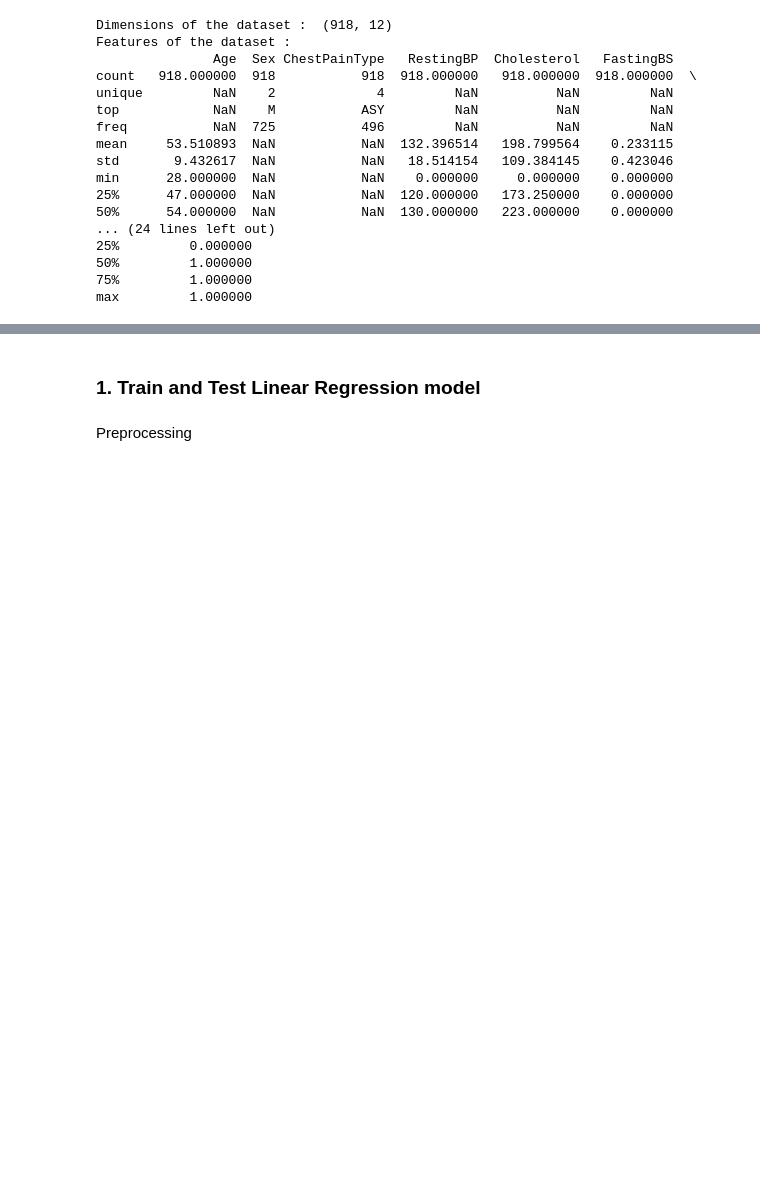
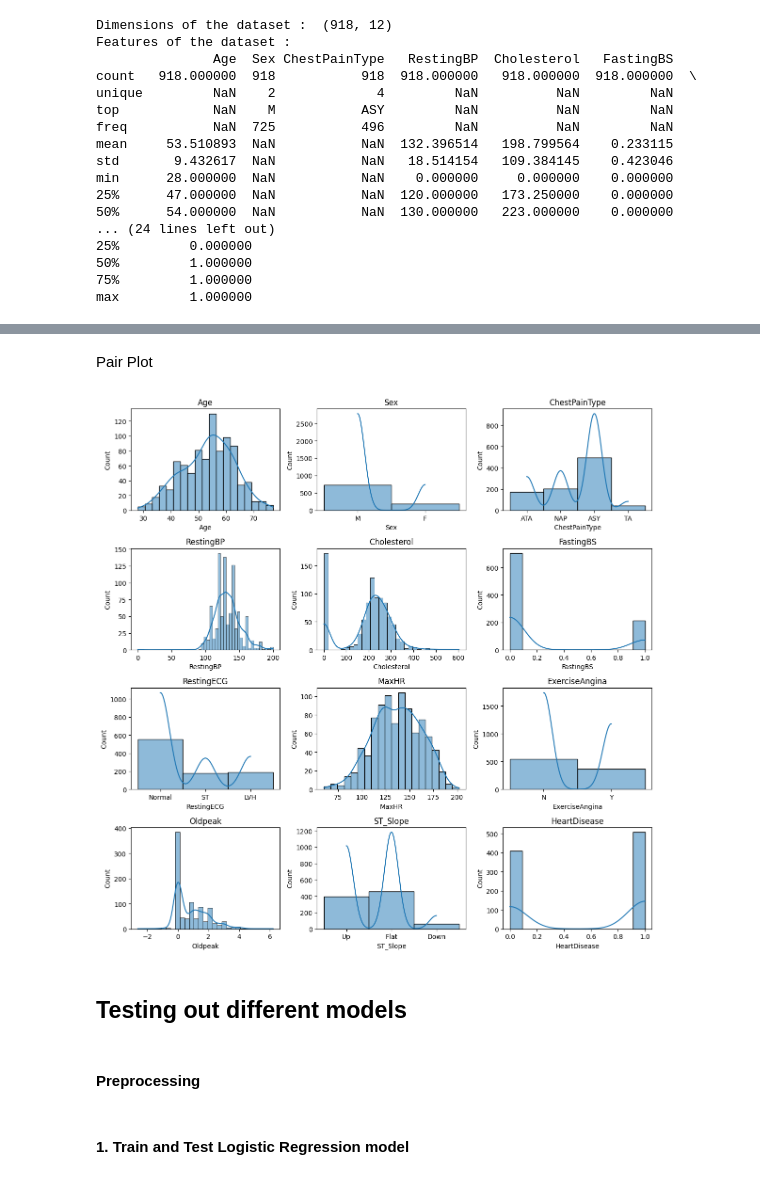
Before and after one commit to soumil101/171_project, a Jupyter notebook: main.ipynb, the cells around one changed output, grey strips where cells are left out. Saved outputs shown, nothing was run; the diff lists cells and outputs as text; code cells hidden in the pictures; blank space fills up the shorter version.

```diff
--- a/main.ipynb
+++ b/main.ipynb
@@ -56,0 +75,19 @@ max         1.000000
+# %% [markdown]
+Pair Plot
+# %%
+fig, axes = plt.subplots(4, 3, figsize=(12, 12))
+axes = axes.flatten()
+
+for i, (col, data) in enumerate(df.items()):
+    sns.histplot(data, kde=True, ax=axes[i])
+    axes[i].set_title(col)
+
+plt.tight_layout()
+
+plt.show()
+# %% [output]
+[figure, added]
+# %% [markdown]
+## Testing out different models
+# %% [markdown]
+#### Preprocessing
@@ -57,4 +101,2 @@ max         1.000000
 # %% [markdown]
-### 1. Train and Test Linear Regression model
+#### 1. Train and Test Logistic Regression model
-# %% [markdown]
-Preprocessing
```
Also changed, not shown: parts of 17 cells of this notebook, 2 other files.
